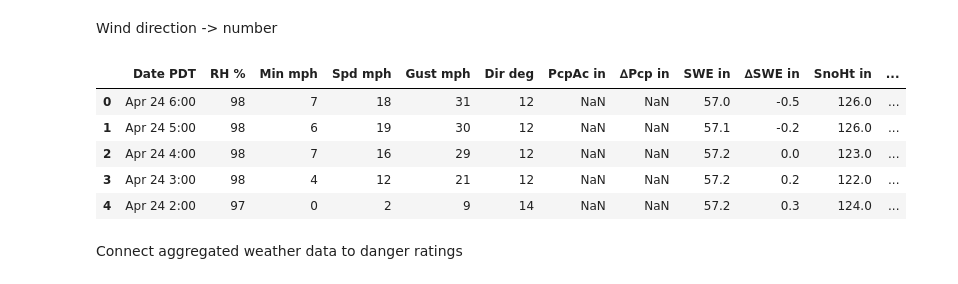
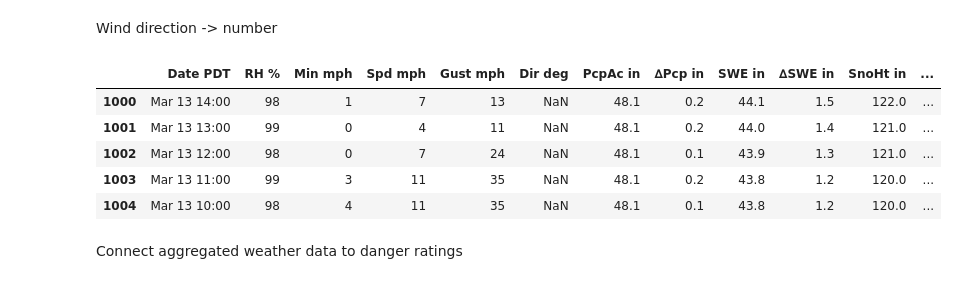
Before and after one commit to itsjpb/470-avalanche-prediction, a Jupyter notebook: jupyter/better_metrics.ipynb, the cells around one changed output. Drawn from its saved outputs; the diff is of its cells as text; code cells hidden in the pictures.

```diff
--- a/jupyter/better_metrics.ipynb
+++ b/jupyter/better_metrics.ipynb
@@ -150,23 +150,23 @@ Wind direction -> number
 # %%
 def map_winddirection_to_number(weather_df):
     weather_number = {
         'N': 0, 'NNE': 1, 'NE': 2, 'ENE': 3,
         'E': 4, 'ESE': 5, 'SE': 6, 'SSE': 7,
         'S': 8, 'SSW': 9, 'SW': 10, 'WSW': 11,
         'W': 12, 'WNW': 13, 'NW': 14, 'NNW': 15
     }
     weather_df['Dir deg'] = weather_df['Dir deg'].map(weather_number)
     return weather_df
 
 seasonal_weather = map_winddirection_to_number(seasonal_weather)
-seasonal_weather.head()
+seasonal_weather.iloc[1000:1005]
 # %% [output]
 |  | Date PDT | RH % | Min mph | Spd mph | Gust mph | Dir deg | PcpAc in | ∆Pcp in | SWE in | ∆SWE in | SnoHt in | ... |
-| 0 | Apr 24 6:00 | 98 | 7 | 18 | 31 | 12 | NaN | NaN | 57.0 | -0.5 | 126.0 | ... |
-| 1 | Apr 24 5:00 | 98 | 6 | 19 | 30 | 12 | NaN | NaN | 57.1 | -0.2 | 126.0 | ... |
-| 2 | Apr 24 4:00 | 98 | 7 | 16 | 29 | 12 | NaN | NaN | 57.2 | 0.0 | 123.0 | ... |
-| 3 | Apr 24 3:00 | 98 | 4 | 12 | 21 | 12 | NaN | NaN | 57.2 | 0.2 | 122.0 | ... |
-| 4 | Apr 24 2:00 | 97 | 0 | 2 | 9 | 14 | NaN | NaN | 57.2 | 0.3 | 124.0 | ... |
+| 1000 | Mar 13 14:00 | 98 | 1 | 7 | 13 | NaN | 48.1 | 0.2 | 44.1 | 1.5 | 122.0 | ... |
+| 1001 | Mar 13 13:00 | 99 | 0 | 4 | 11 | NaN | 48.1 | 0.2 | 44.0 | 1.4 | 121.0 | ... |
+| 1002 | Mar 13 12:00 | 98 | 0 | 7 | 24 | NaN | 48.1 | 0.1 | 43.9 | 1.3 | 121.0 | ... |
+| 1003 | Mar 13 11:00 | 99 | 3 | 11 | 35 | NaN | 48.1 | 0.2 | 43.8 | 1.2 | 120.0 | ... |
+| 1004 | Mar 13 10:00 | 98 | 4 | 11 | 35 | NaN | 48.1 | 0.1 | 43.8 | 1.2 | 120.0 | ... |
 # %% [markdown]
 Connect aggregated weather data to danger ratings
 # %%
```
Also changed, not shown: parts of 6 cells of this notebook.
